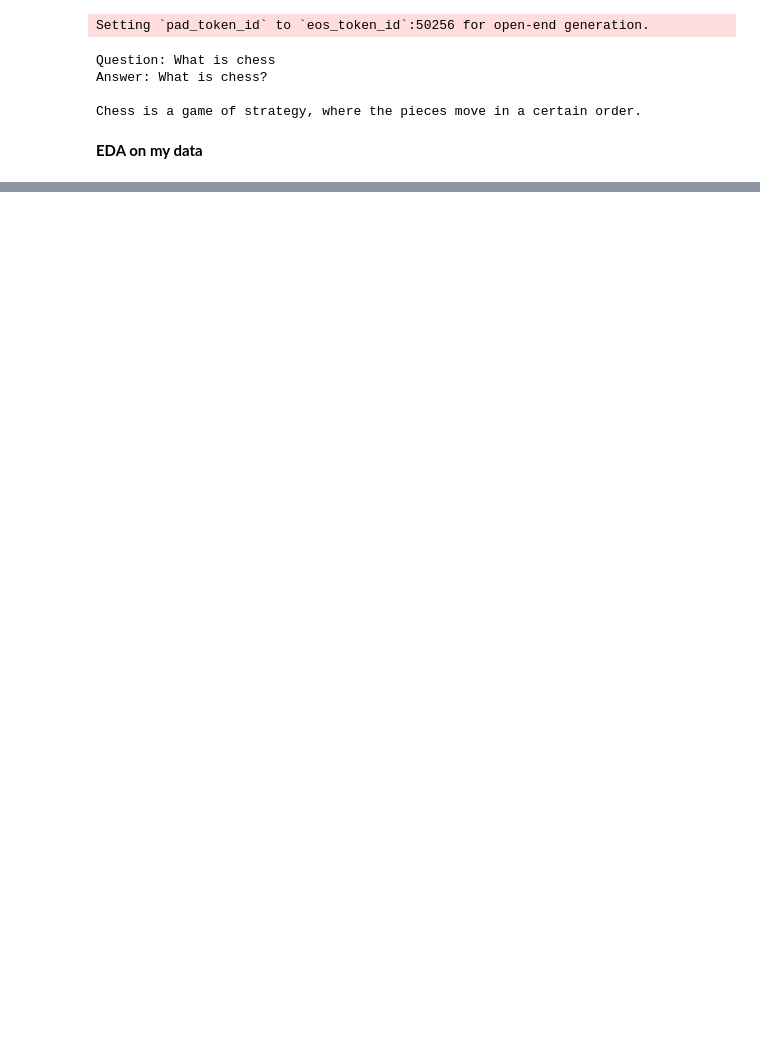
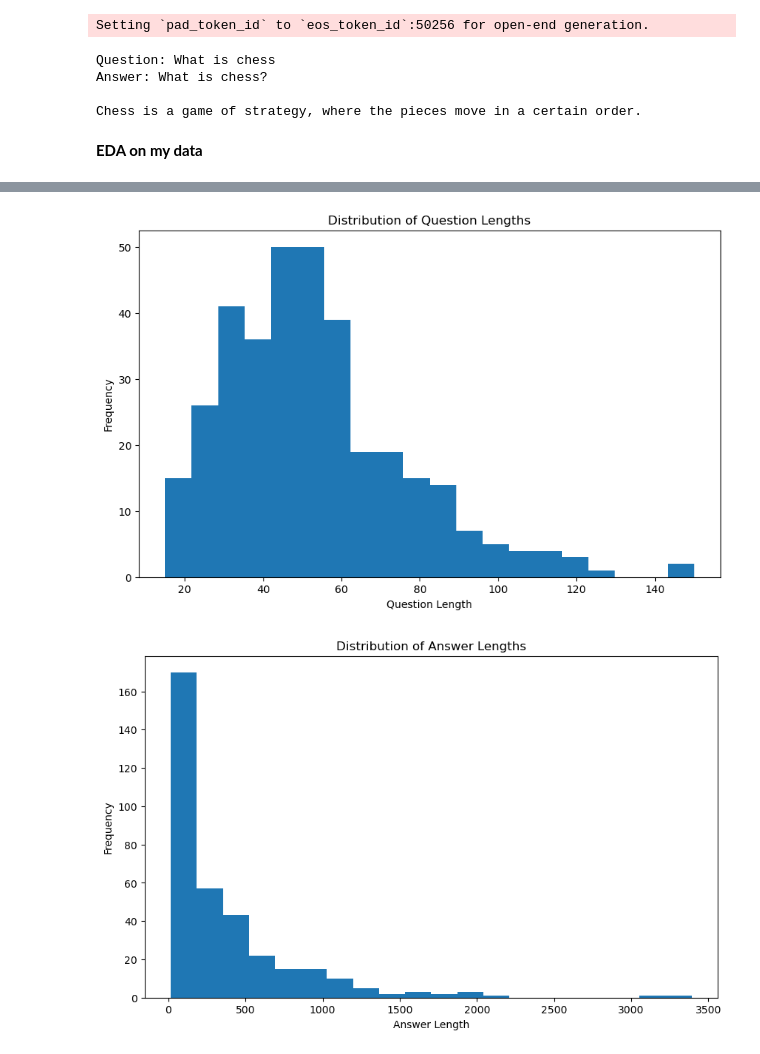
Before and after one commit to Emmanuel-Begati/Chess-gpt, a Jupyter notebook: chess_gpt_model.ipynb, the cells around one changed output, grey strips where cells are left out. Saved outputs shown, nothing was run; the diff lists cells and outputs as text; code cells hidden in the pictures; blank space fills up the shorter version.

```diff
--- a/chess_gpt_model.ipynb
+++ b/chess_gpt_model.ipynb
@@ -193,8 +168,42 @@ Total number of words in all text files: 104494
-# %%
-# Load json data
-qa_data = []
-try:
-  with open('/content/data/chess_com_qa.json', 'r') as f:
-    qa_data = json.load(f)
-except FileNotFoundError:
-    print("Error: '/content/data/chess_com_qa.json' not found. Please make sure the file exists in the current directory or provide the correct path.")
+# %%
+# Load json data
+qa_data = []
+try:
+  with open('data/chess_com_qa.json', 'r') as f:
+    qa_data = json.load(f)
+except FileNotFoundError:
+    print("Error: '/content/data/chess_com_qa.json' not found. Please make sure the file exists in the current directory or provide the correct path.")
+ # EDA for JSON data
+if qa_data:
+    df_qa = pd.DataFrame(qa_data)
+
+    #Question Length Distribution
+    df_qa['question_length'] = df_qa['question'].apply(len)
+    plt.figure(figsize=(10, 6))
+    plt.hist(df_qa['question_length'], bins=20)
+    plt.title('Distribution of Question Lengths')
+    plt.xlabel('Question Length')
+    plt.ylabel('Frequency')
+    plt.show()
+
+
+    # Answer Length Distribution
+    df_qa['answer_length'] = df_qa['answer'].apply(len)
+    plt.figure(figsize=(10, 6))
+    plt.hist(df_qa['answer_length'], bins=20)
+    plt.title('Distribution of Answer Lengths')
+    plt.xlabel('Answer Length')
+    plt.ylabel('Frequency')
+    plt.show()
+
+
+    # Scatter plot of question vs answer length
+    plt.figure(figsize=(10,6))
+    plt.scatter(df_qa['question_length'], df_qa['answer_length'])
+    plt.title('Question Length vs Answer Length')
+    plt.xlabel('Question Length')
+    plt.ylabel('Answer Length')
+    plt.show()
+# %% [output]
+[figure, added]
+[figure, added]
```
Also changed, not shown: parts of 10 cells of this notebook, 1 other file.
